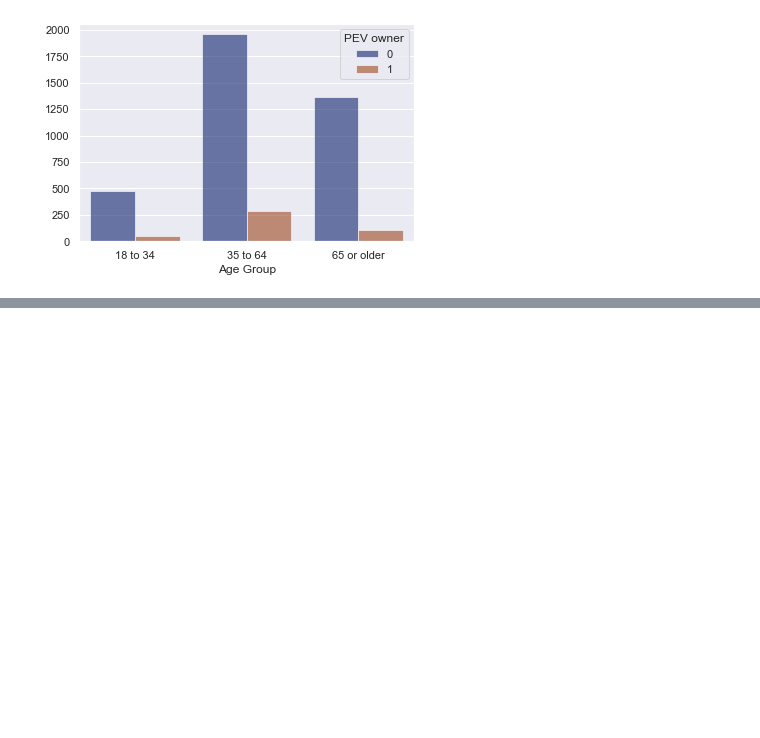
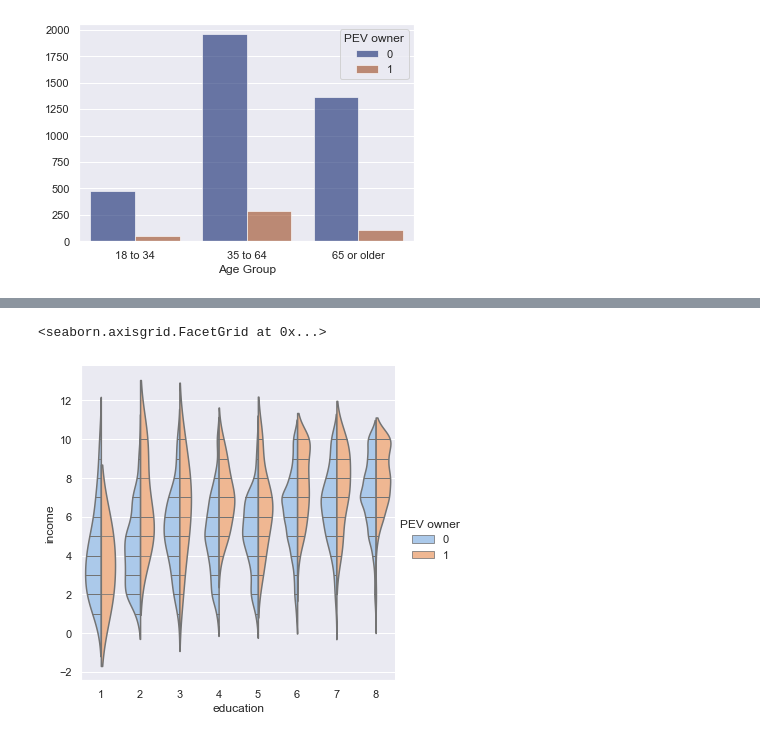
Before and after one commit to RussellShelley/Energy_Analysis, a Jupyter notebook: Visualization/Python Visuals.ipynb, the cells around one changed output, grey strips where cells are left out. Cells and saved outputs as stored; diff of their text form; code cells hidden in the pictures; blank space fills up the shorter version.

Commit message:
adding work on charts

```diff
--- a/Visualization/Python Visuals.ipynb
+++ b/Visualization/Python Visuals.ipynb
@@ -668,0 +698,7 @@ g.set(xlabel="Age Group", ylabel = "")
+# %%
+# Income/Education level v PEV ownership
+sns.catplot(x="education", y="income", hue="PEV owner",
+            kind="violin",inner="stick",split=True,palette="pastel", data=df_income_declared)
+# %% [output]
+<seaborn.axisgrid.FacetGrid at 0x...>
+[figure, added]
```
Also changed, not shown: parts of 10 cells of this notebook, 1 other file.
